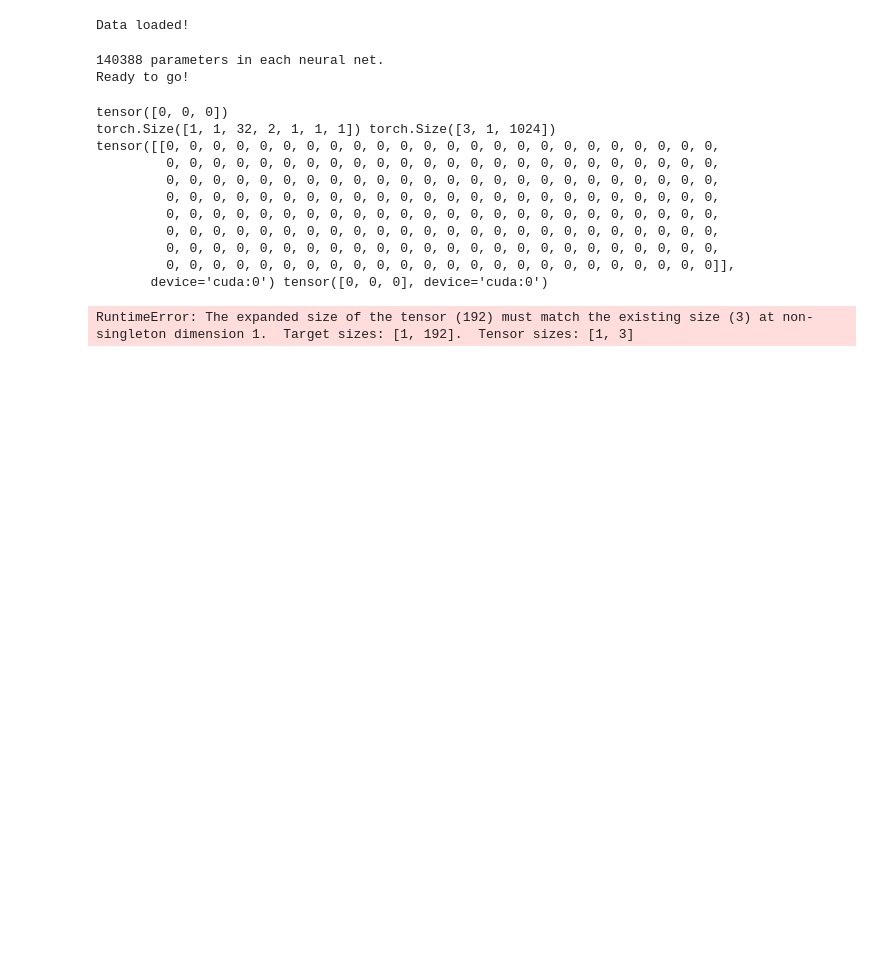
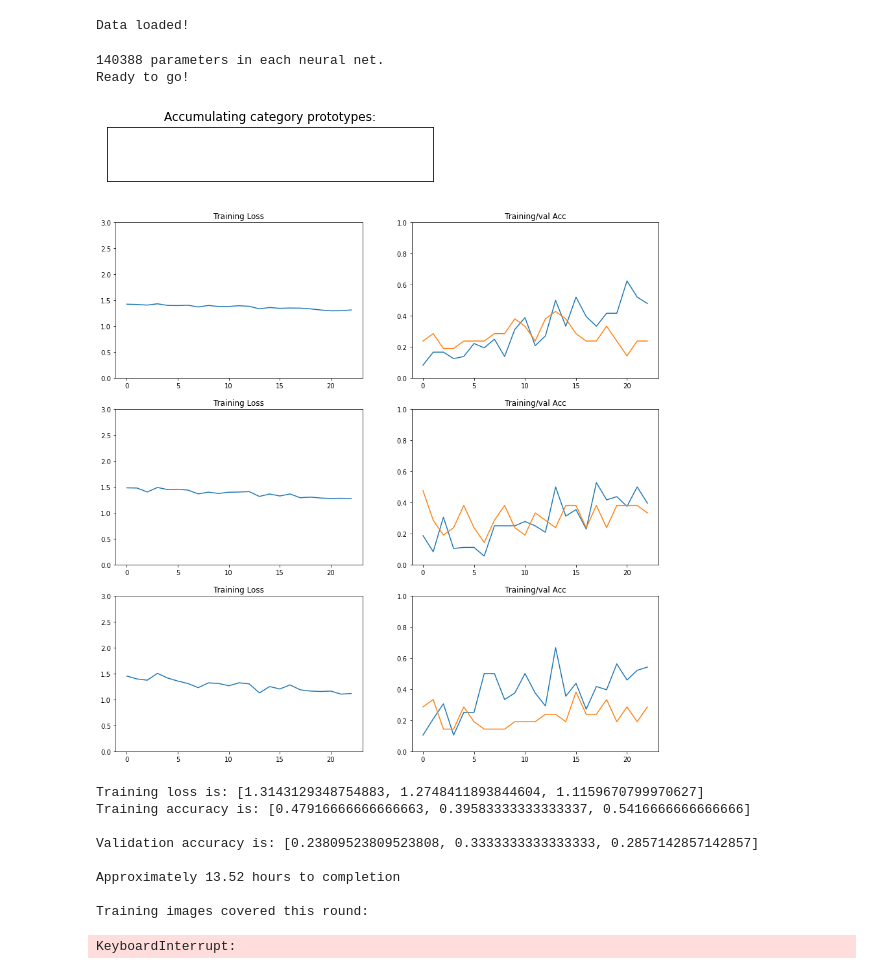
Before and after one commit to mitchfulton/fewshotlocal, a Jupyter notebook: train_single.ipynb, the cells around one changed output. Drawn from its saved outputs; the diff is of its cells as text; code cells hidden in the pictures; blank space fills up the shorter version.

Commit message:
validation working but inefficient

```diff
--- a/train_single.ipynb
+++ b/train_single.ipynb
@@ -99,6 +99,12 @@ train_loader = torch.utils.data.DataLoader(
     num_workers = workers,
     pin_memory = True)
 
+val_repr_loader = torch.utils.data.DataLoader(
+    train_data,
+    batch_sampler = OrderedSampler(train_data, shots[-1]),
+    num_workers = workers,
+    pin_memory = True)
+
 val_loader = torch.utils.data.DataLoader(
     val_data,
     batch_sampler = OrderedSampler(val_data, shots[-1]), #batch size must be equal to shots
@@ -153,9 +158,11 @@ Ready to go!
 start = time.time()
 trainlosses, acctracker = [[] for _ in range(ensemble)],[[] for _ in range(ensemble)]
 valacctracker = [[] for _ in range(ensemble)]
+num_classes = 6
 
 epochs = ncuts*epoch
 for e in range(epochs):
+
 
     # Train for one epoch
     trainloss, acc = train(train_loader, models, optimizer, criterion, way, shots, verbosity)
@@ -171,7 +178,7 @@ for e in range(epochs):
 
     #create necessary vars
     expanders = [m.postprocess for m in models]
-    centroids = [e.centroids for e in expanders]
+    #centroids = [e.centroids for e in expanders]
     fbcentroids = [None]*ensemble
     val_models = [m.encode for m in models]
     acclist = []
@@ -191,9 +198,14 @@ for e in range(epochs):
     allacc, dispacc, perclassacc = score(k, centroids, fbcentroids, models,
                                          query_loader, expanders, way)
     """
+    centroids, counts = accumulate([m.encode for m in models], val_repr_loader, expanders,
+                                   fbcentroids, num_classes, d)
     # Score the models
     allacc, dispacc, perclassacc = score(k, centroids, fbcentroids, val_models, val_loader, expanders, num_classes)
 
+    val_acc = allacc
+    for j in range(ensemble):
+        valacctracker[j].append(val_acc[j])
     #print(allacc,dispacc,perclassacc)
     # Record val statistics
     #acclist = acclist+allacc
@@ -240,45 +252,44 @@ for e in range(epochs):
 
 
     #trn graphs
     pl.figure(1, figsize=(15,15))
     for i in range(ensemble):
         pl.subplot(ensemble,2,2*i+1)
         pl.plot(trainlosses[i])
         pl.ylim((0,3))
         pl.title("Training Loss")
         pl.subplot(ensemble,2,2*i+2)
         pl.plot(acctracker[i])
         pl.plot(valacctracker[i])
         pl.ylim((0,1))
         pl.title("Training/val Acc")
     pl.show()
     print("Training loss is: "+str(trainloss)+
             "\nTraining accuracy is: "+str(acc)+"\n")
     print("Validation accuracy is: "+str(val_acc)+"\n")
     print("Approximately %.2f hours to completion"%(  (time.time()-start)/(e+1)*(epochs-e)/3600  ))
     print()
 
 
 
 
     # Adjust learnrate
     if e%epoch == 0:
         [s.step() for s in scheduler]
 
 print("Training complete: %.2f hours total" % ((time.time()-start)/3600))
 # %% [output]
+[figure, added]
+[figure, added]
-tensor([0, 0, 0])
-torch.Size([1, 1, 32, 2, 1, 1, 1]) torch.Size([3, 1, 1024])
-tensor([[0, 0, 0, 0, 0, 0, 0, 0, 0, 0, 0, 0, 0, 0, 0, 0, 0, 0, 0, 0, 0, 0, 0, 0,
-         0, 0, 0, 0, 0, 0, 0, 0, 0, 0, 0, 0, 0, 0, 0, 0, 0, 0, 0, 0, 0, 0, 0, 0,
-         0, 0, 0, 0, 0, 0, 0, 0, 0, 0, 0, 0, 0, 0, 0, 0, 0, 0, 0, 0, 0, 0, 0, 0,
-         0, 0, 0, 0, 0, 0, 0, 0, 0, 0, 0, 0, 0, 0, 0, 0, 0, 0, 0, 0, 0, 0, 0, 0,
-         0, 0, 0, 0, 0, 0, 0, 0, 0, 0, 0, 0, 0, 0, 0, 0, 0, 0, 0, 0, 0, 0, 0, 0,
-         0, 0, 0, 0, 0, 0, 0, 0, 0, 0, 0, 0, 0, 0, 0, 0, 0, 0, 0, 0, 0, 0, 0, 0,
-         0, 0, 0, 0, 0, 0, 0, 0, 0, 0, 0, 0, 0, 0, 0, 0, 0, 0, 0, 0, 0, 0, 0, 0,
-         0, 0, 0, 0, 0, 0, 0, 0, 0, 0, 0, 0, 0, 0, 0, 0, 0, 0, 0, 0, 0, 0, 0, 0]],
-       device='cuda:0') tensor([0, 0, 0], device='cuda:0')
+Training loss is: [1.3143129348754883, 1.2748411893844604, 1.1159670799970627]
+Training accuracy is: [0.47916666666666663, 0.39583333333333337, 0.5416666666666666]
+
+Validation accuracy is: [0.23809523809523808, 0.3333333333333333, 0.2857142857142857]
+
+Approximately 13.52 hours to completion
+
+Training images covered this round:
-RuntimeError: The expanded size of the tensor (192) must match the existing size (3) at non-singleton dimension 1.  Target sizes: [1, 192].  Tensor sizes: [1, 3]
+KeyboardInterrupt:
 # %%
 # Save the model
 
```
Also changed, not shown: parts of 2 cells of this notebook, 3 other files.
